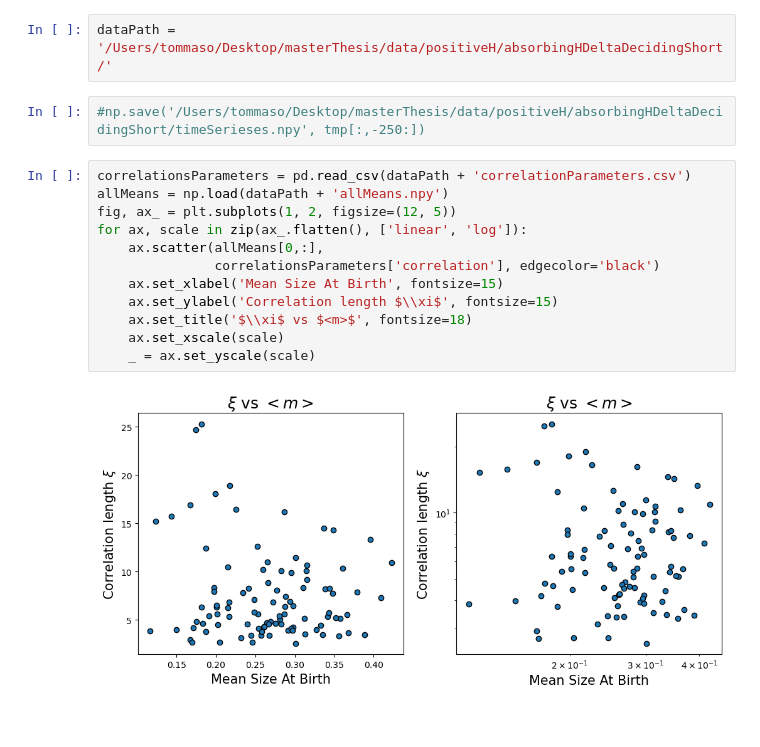
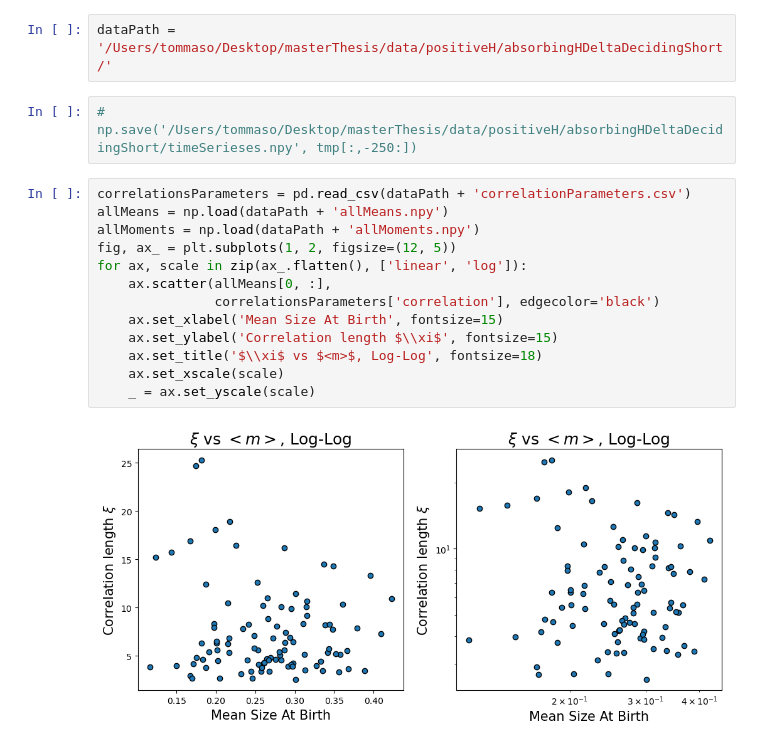
Before and after one commit to tommasoamico/masterThesis, a Jupyter notebook: code/pythonApp/visualization3.ipynb, the cells around one changed output. Saved outputs shown, nothing was run; the diff lists cells and outputs as text.

```diff
--- a/code/pythonApp/visualization3.ipynb
+++ b/code/pythonApp/visualization3.ipynb
@@ -48,20 +50,21 @@ plt.xlim(left = .1)
 # %%
 dataPath = '/Users/tommaso/Desktop/masterThesis/data/positiveH/absorbingHDeltaDecidingShort/'
 # %%
-#np.save('/Users/tommaso/Desktop/masterThesis/data/positiveH/absorbingHDeltaDecidingShort/timeSerieses.npy', tmp[:,-250:])
+# np.save('/Users/tommaso/Desktop/masterThesis/data/positiveH/absorbingHDeltaDecidingShort/timeSerieses.npy', tmp[:,-250:])
 # %%
 correlationsParameters = pd.read_csv(dataPath + 'correlationParameters.csv')
 allMeans = np.load(dataPath + 'allMeans.npy')
+allMoments = np.load(dataPath + 'allMoments.npy')
 fig, ax_ = plt.subplots(1, 2, figsize=(12, 5))
 for ax, scale in zip(ax_.flatten(), ['linear', 'log']):
-    ax.scatter(allMeans[0,:],
+    ax.scatter(allMeans[0, :],
                correlationsParameters['correlation'], edgecolor='black')
     ax.set_xlabel('Mean Size At Birth', fontsize=15)
     ax.set_ylabel('Correlation length $\\xi$', fontsize=15)
-    ax.set_title('$\\xi$ vs $<m>$', fontsize=18)
+    ax.set_title('$\\xi$ vs $<m>$, Log-Log', fontsize=18)
     ax.set_xscale(scale)
     _ = ax.set_yscale(scale)
 # %% [output]
-[figure, old version]
+[figure, new version]
 # %%
 plotMomentScaling(sizesPath=dataPath,
```
Also changed, not shown: parts of 11 cells of this notebook, 6 other files.
